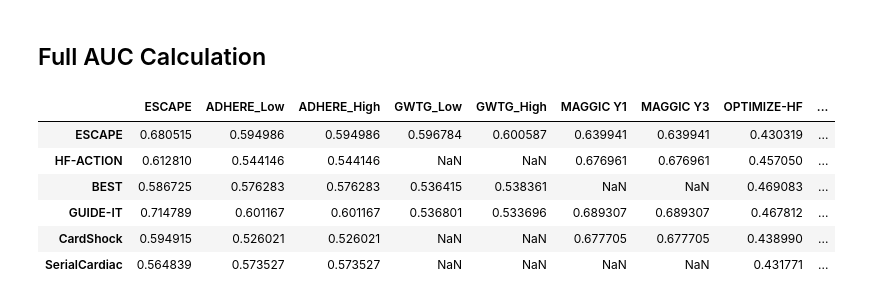
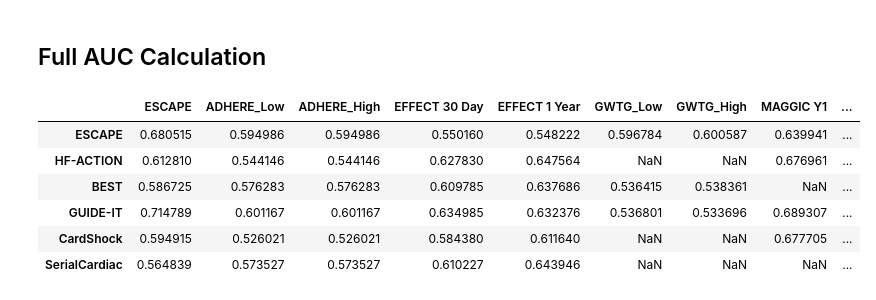
Before and after one commit to jozieLamp/CARNA, a Jupyter notebook: Risk Score Comparison/Compute Risk Score AUCs.ipynb, the cells around one changed output. Cells and saved outputs as stored; diff of their text form; code cells hidden in the pictures.

```diff
--- a/Risk Score Comparison/Compute Risk Score AUCs.ipynb
+++ b/Risk Score Comparison/Compute Risk Score AUCs.ipynb
@@ -377,6 +383,18 @@ def calc_pvalue(aucs, sigma):
     z = np.abs(np.diff(aucs)) / np.sqrt(np.dot(np.dot(l, sigma), l.T))
     return np.log10(2) + scipy.stats.norm.logsf(z, loc=0, scale=1) / np.log(10)
 
+def calc_pvalueV2(aucs, sigma):
+    """Computes p-values.
+    Args:
+       aucs: 1D array of AUCs
+       sigma: AUC DeLong covariances
+    Returns:
+       pvalue
+    """
+    l = np.array([[1, -1]])
+    z = np.abs(np.diff(aucs)) / np.sqrt(np.dot(np.dot(l, sigma), l.T))
+#     print("Z is", z)
+    return 2 * (1-scipy.stats.norm.cdf(z, loc=0, scale=1))
 
 def compute_ground_truth_statistics(ground_truth):
     assert np.array_equal(np.unique(ground_truth), [0, 1])
@@ -412,7 +430,7 @@ def delong_roc_test(ground_truth, predictions_one, predictions_two):
     order, label_1_count = compute_ground_truth_statistics(ground_truth)
     predictions_sorted_transposed = np.vstack((predictions_one, predictions_two))[:, order]
     aucs, delongcov = fastDeLong(predictions_sorted_transposed, label_1_count)
-    pvals = calc_pvalue(aucs, delongcov)
+    pvals = calc_pvalueV2(aucs, delongcov)
     return aucs, delongcov, pvals
 # %% [markdown]
 ## Pvalue Hypothesis Testing for Invasive Hemo
@@ -422,8 +440,8 @@ datasets = ['ESCAPE', 'CardShock', 'SerialCardiac']
 carnaScores = [escapeHemoScores, cardShockHemoScores, serialHemoScores]
 labels = [escapeLabels, cardShockLabels, serialLabels]
 index = ['DEIDNUM', 'ID', 'ID']
-scoreList = ['MAGGIC Y1', 'MAGGIC Y3', 'OPTIMIZE-HF', 'EFFECT 30 Day', 'EFFECT 1 Year',
-             'SHFM Y1', 'SHFM Y3', 'SHFM Y5','ADHERE_Low', 'ADHERE_High', 'GWTG_Low', 'GWTG_High']
+scoreList = ['ADHERE_Low', 'ADHERE_High', 'EFFECT 30 Day','EFFECT 1 Year','GWTG_Low', 'GWTG_High',
+             'MAGGIC Y1', 'MAGGIC Y3', 'OPTIMIZE-HF', 'SHFM Y1', 'SHFM Y3', 'SHFM Y5']
 
 pLst = []
 
@@ -462,8 +480,8 @@ for i in range(len(datasets)):
     pLst.append(lst)
 
 
-cols = ['ESCAPE', 'MAGGIC Y1', 'MAGGIC Y3', 'OPTIMIZE-HF', 'EFFECT 30 Day', 'EFFECT 1 Year',
-        'SHFM Y1', 'SHFM Y3', 'SHFM Y5','ADHERE_Low', 'ADHERE_High', 'GWTG_Low', 'GWTG_High']
+cols = ['ESCAPE', 'ADHERE_Low', 'ADHERE_High', 'EFFECT 30 Day','EFFECT 1 Year','GWTG_Low', 'GWTG_High',
+             'MAGGIC Y1', 'MAGGIC Y3', 'OPTIMIZE-HF', 'SHFM Y1', 'SHFM Y3', 'SHFM Y5']
 
 df = pd.DataFrame(pLst, columns=cols, index=datasets)
 df = df.round(3)
@@ -492,8 +510,8 @@ datasets = ['ESCAPE','HF-ACTION', 'BEST', 'GUIDE-IT']
 labels = [escapeLabels, hfactionLabels, bestLabels, guideLabels]
 index = ['DEIDNUM', 'ID', 'ID', 'ID']
 carnaScores = [escapeAllScores, hfactionAllScores, bestAllScores, guideAllScores]
-scoreList = ['MAGGIC Y1', 'MAGGIC Y3', 'OPTIMIZE-HF', 'EFFECT 30 Day', 'EFFECT 1 Year',
-             'SHFM Y1', 'SHFM Y3', 'SHFM Y5','ADHERE_Low', 'ADHERE_High', 'GWTG_Low', 'GWTG_High']
+scoreList = ['ADHERE_Low', 'ADHERE_High', 'EFFECT 30 Day','EFFECT 1 Year','GWTG_Low', 'GWTG_High',
+             'MAGGIC Y1', 'MAGGIC Y3', 'OPTIMIZE-HF', 'SHFM Y1', 'SHFM Y3', 'SHFM Y5']
 
 pLst = []
 for i in range(len(datasets)):
@@ -531,8 +549,8 @@ for i in range(len(datasets)):
 
 
 
-cols = ['ESCAPE', 'MAGGIC Y1', 'MAGGIC Y3', 'OPTIMIZE-HF', 'EFFECT 30 Day', 'EFFECT 1 Year',
-        'SHFM Y1', 'SHFM Y3', 'SHFM Y5','ADHERE_Low', 'ADHERE_High', 'GWTG_Low', 'GWTG_High']
+cols = ['ESCAPE', 'ADHERE_Low', 'ADHERE_High', 'EFFECT 30 Day','EFFECT 1 Year','GWTG_Low', 'GWTG_High',
+             'MAGGIC Y1', 'MAGGIC Y3', 'OPTIMIZE-HF', 'SHFM Y1', 'SHFM Y3', 'SHFM Y5']
 
 df = pd.DataFrame(pLst, columns=cols, index=datasets)
 df = df.round(3)
@@ -560,47 +578,45 @@ datasets = ['ESCAPE','HF-ACTION', 'BEST', 'GUIDE-IT', 'CardShock', 'SerialCardia
 labels = [escapeLabels, hfactionLabels, bestLabels, guideLabels, cardShockLabels, serialLabels]
 index = ['DEIDNUM', 'ID', 'ID', 'ID','ID','ID']
 
-scoreList = ['ADHERE_Low', 'ADHERE_High', 'GWTG_Low', 'GWTG_High',
-           'MAGGIC Y1', 'MAGGIC Y3', 'OPTIMIZE-HF', 'EFFECT 30 Day',
-           'EFFECT 1 Year', 'SHFM Y1', 'SHFM Y3', 'SHFM Y5']
+scoreList = ['ADHERE_Low', 'ADHERE_High', 'EFFECT 30 Day','EFFECT 1 Year','GWTG_Low', 'GWTG_High',
+             'MAGGIC Y1', 'MAGGIC Y3', 'OPTIMIZE-HF', 'SHFM Y1', 'SHFM Y3', 'SHFM Y5']
 
 prec = []
 roc = []
 
 for i in range(len(datasets)):
     preclst = []
     roclst = []
     escapeDF, scoreDF = makeScoreDF(dataset=datasets[i], labels=labels[i], index=index[i])
 
     pLst, rLst = getAUC(escapeDF, ['ESCAPE'])
     preclst.extend(pLst)
     roclst.extend(rLst)
 
 
     pLst, rLst = getAUC(scoreDF, scoreList)
     preclst.extend(pLst)
     roclst.extend(rLst)
 
     prec.append(preclst)
     roc.append(roclst)
 
 
 
-cols = ['ESCAPE', 'ADHERE_Low', 'ADHERE_High', 'GWTG_Low', 'GWTG_High',
-           'MAGGIC Y1', 'MAGGIC Y3', 'OPTIMIZE-HF', 'EFFECT 30 Day',
-           'EFFECT 1 Year', 'SHFM Y1', 'SHFM Y3', 'SHFM Y5']
+cols = ['ESCAPE', 'ADHERE_Low', 'ADHERE_High', 'EFFECT 30 Day','EFFECT 1 Year','GWTG_Low', 'GWTG_High',
+             'MAGGIC Y1', 'MAGGIC Y3', 'OPTIMIZE-HF', 'SHFM Y1', 'SHFM Y3', 'SHFM Y5']
 
 precDF = pd.DataFrame(prec, columns=cols, index=datasets)
 rocDF = pd.DataFrame(roc, columns=cols, index=datasets)
 rocDF
 # %% [output]
-|  | ESCAPE | ADHERE_Low | ADHERE_High | GWTG_Low | GWTG_High | MAGGIC Y1 | MAGGIC Y3 | OPTIMIZE-HF | ... |
-| ESCAPE | 0.680515 | 0.594986 | 0.594986 | 0.596784 | 0.600587 | 0.639941 | 0.639941 | 0.430319 | ... |
-| HF-ACTION | 0.612810 | 0.544146 | 0.544146 | NaN | NaN | 0.676961 | 0.676961 | 0.457050 | ... |
-| BEST | 0.586725 | 0.576283 | 0.576283 | 0.536415 | 0.538361 | NaN | NaN | 0.469083 | ... |
-| GUIDE-IT | 0.714789 | 0.601167 | 0.601167 | 0.536801 | 0.533696 | 0.689307 | 0.689307 | 0.467812 | ... |
-| CardShock | 0.594915 | 0.526021 | 0.526021 | NaN | NaN | 0.677705 | 0.677705 | 0.438990 | ... |
-| SerialCardiac | 0.564839 | 0.573527 | 0.573527 | NaN | NaN | NaN | NaN | 0.431771 | ... |
+|  | ESCAPE | ADHERE_Low | ADHERE_High | EFFECT 30 Day | EFFECT 1 Year | GWTG_Low | GWTG_High | MAGGIC Y1 | ... |
+| ESCAPE | 0.680515 | 0.594986 | 0.594986 | 0.550160 | 0.548222 | 0.596784 | 0.600587 | 0.639941 | ... |
+| HF-ACTION | 0.612810 | 0.544146 | 0.544146 | 0.627830 | 0.647564 | NaN | NaN | 0.676961 | ... |
+| BEST | 0.586725 | 0.576283 | 0.576283 | 0.609785 | 0.637686 | 0.536415 | 0.538361 | NaN | ... |
+| GUIDE-IT | 0.714789 | 0.601167 | 0.601167 | 0.634985 | 0.632376 | 0.536801 | 0.533696 | 0.689307 | ... |
+| CardShock | 0.594915 | 0.526021 | 0.526021 | 0.584380 | 0.611640 | NaN | NaN | 0.677705 | ... |
+| SerialCardiac | 0.564839 | 0.573527 | 0.573527 | 0.610227 | 0.643946 | NaN | NaN | NaN | ... |
 # %%
 precDF
 # %% [output]
```
Also changed, not shown: parts of 6 cells of this notebook, 1 other file.
